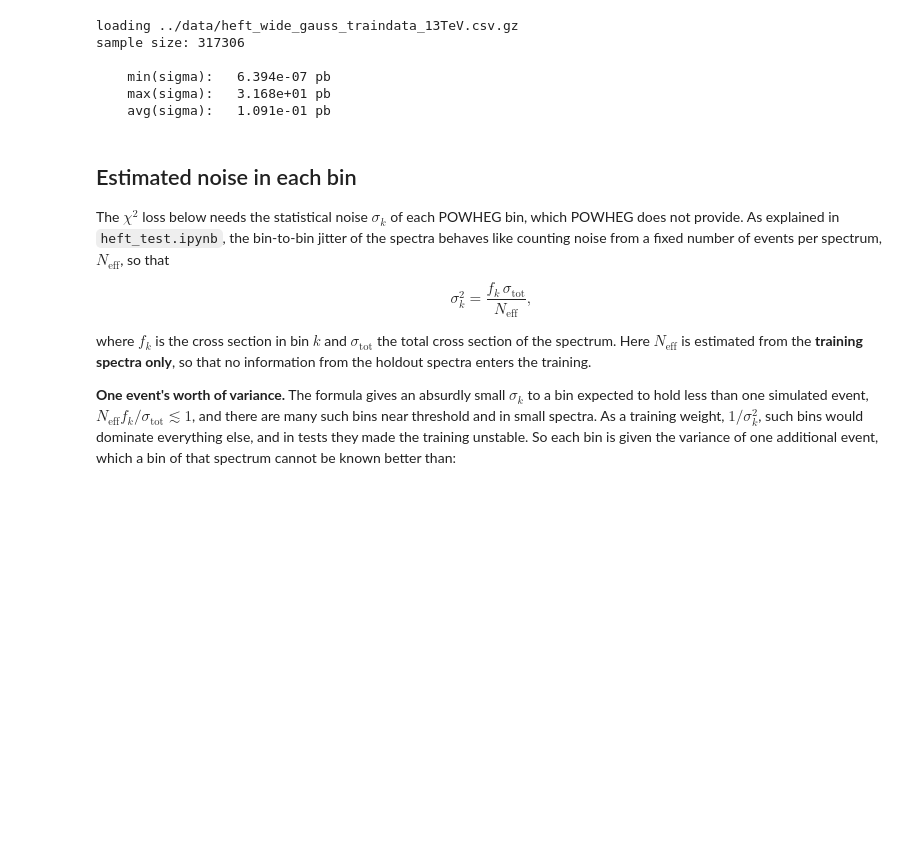
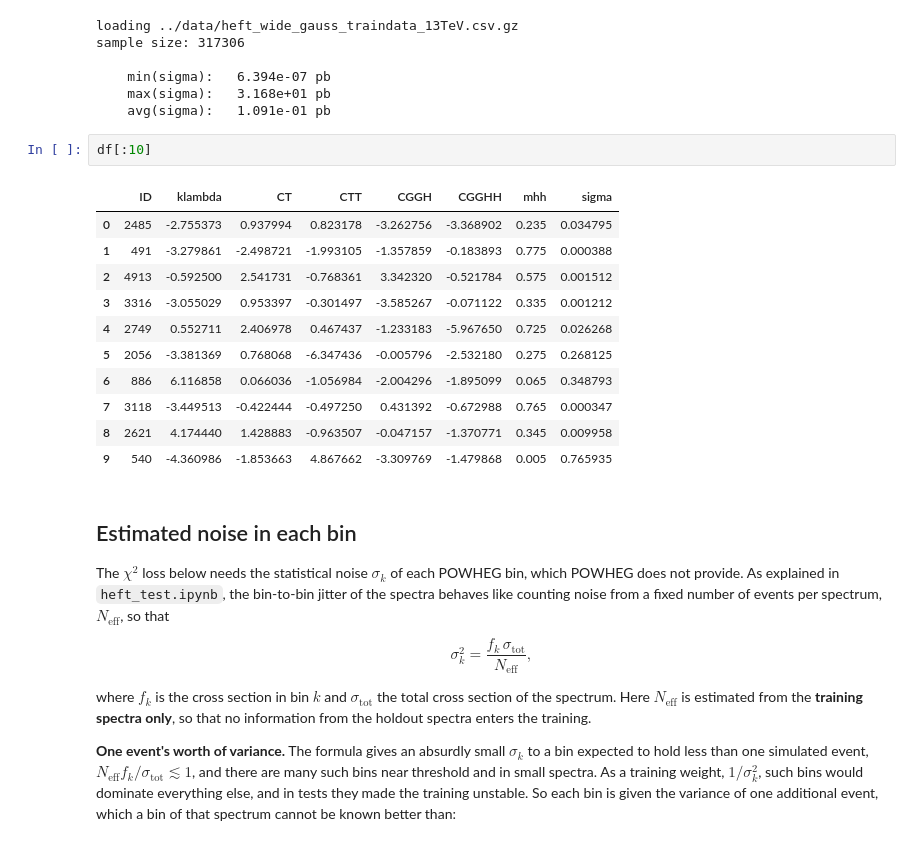
Before and after one commit to hbprosper/dihiggs, a Jupyter notebook: code/heft_train.ipynb, the cells around one changed output. Drawn from its saved outputs; the diff is of its cells as text; blank space fills up the shorter version.

```diff
--- a/code/heft_train.ipynb
+++ b/code/heft_train.ipynb
@@ -194,6 +195,20 @@ sample size: 317306
     min(sigma):   6.394e-07 pb
     max(sigma):   3.168e+01 pb
     avg(sigma):   1.091e-01 pb
+# %%
+df[:10]
+# %% [output]
+|  | ID | klambda | CT | CTT | CGGH | CGGHH | mhh | sigma |
+| 0 | 2485 | -2.755373 | 0.937994 | 0.823178 | -3.262756 | -3.368902 | 0.235 | 0.034795 |
+| 1 | 491 | -3.279861 | -2.498721 | -1.993105 | -1.357859 | -0.183893 | 0.775 | 0.000388 |
+| 2 | 4913 | -0.592500 | 2.541731 | -0.768361 | 3.342320 | -0.521784 | 0.575 | 0.001512 |
+| 3 | 3316 | -3.055029 | 0.953397 | -0.301497 | -3.585267 | -0.071122 | 0.335 | 0.001212 |
+| 4 | 2749 | 0.552711 | 2.406978 | 0.467437 | -1.233183 | -5.967650 | 0.725 | 0.026268 |
+| 5 | 2056 | -3.381369 | 0.768068 | -6.347436 | -0.005796 | -2.532180 | 0.275 | 0.268125 |
+| 6 | 886 | 6.116858 | 0.066036 | -1.056984 | -2.004296 | -1.895099 | 0.065 | 0.348793 |
+| 7 | 3118 | -3.449513 | -0.422444 | -0.497250 | 0.431392 | -0.672988 | 0.765 | 0.000347 |
+| 8 | 2621 | 4.174440 | 1.428883 | -0.963507 | -0.047157 | -1.370771 | 0.345 | 0.009958 |
+| 9 | 540 | -4.360986 | -1.853663 | 4.867662 | -3.309769 | -1.479868 | 0.005 | 0.765935 |
 # %% [markdown]
 ## Estimated noise in each bin
 
```
Also changed, not shown: parts of 6 cells of this notebook, 11 other files.
